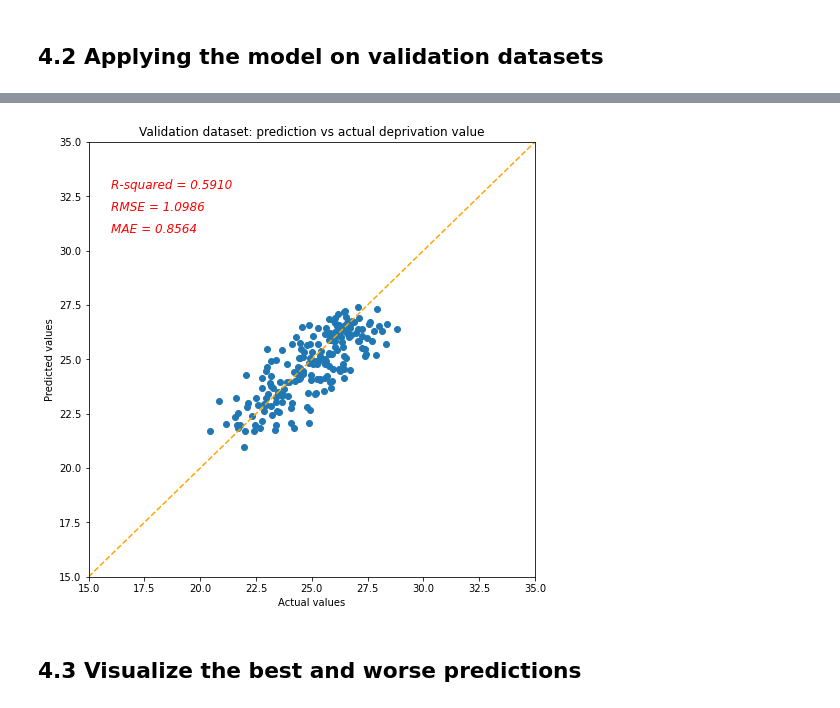
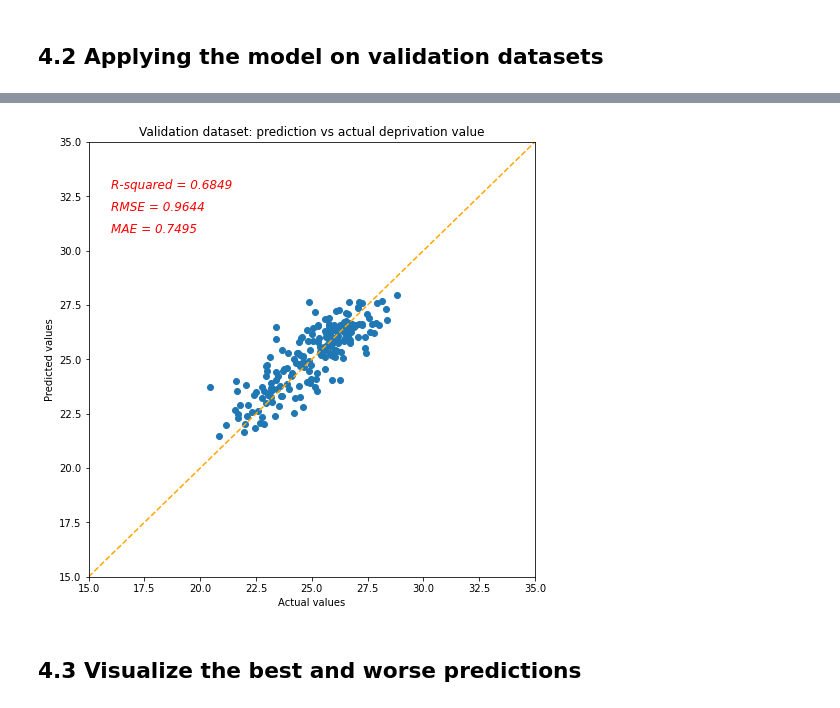
Before and after one commit to tgrippa/Partimap, a Jupyter notebook: Notebooks/CNN_model_hpTune.ipynb, the cells around one changed output, grey strips where cells are left out. Drawn from its saved outputs; the diff is of its cells as text; code cells hidden in the pictures.

```diff
--- a/Notebooks/CNN_model_hpTune.ipynb
+++ b/Notebooks/CNN_model_hpTune.ipynb
@@ -742,3 +666,6 @@ best_hp_B = {'hp_bool_blk4': False}
+# %%
+# Print best hyperparameters
+best_hp_B = {'hp_bool_blk4': False}
 # %% [markdown]
 ### 3.1.3 HP: Learning rate for Adam
 # %%
@@ -842,8 +769,8 @@ tuner = kt.RandomSearch(
     hypermodel=VGG_model,
     #objective=kt.Objective("val_loss", direction="min"),
     objective=kt.Objective("val_coeff_determination", direction="max"),
-    max_trials=10, #Maximum number of HP combination to test
-    executions_per_trial=3, #Number of execution of the same HP combination
+    max_trials=7, #Maximum number of HP combination to test
+    executions_per_trial=1, #Number of execution of the same HP combination
     overwrite=True,
     directory=os.path.join(model_path,"Tuner"),
     project_name="Partimap_HpTuning_C",
@@ -857,16 +784,26 @@ Default search space size: 1
 hp_lr (Float)
 {'default': 0.0001, 'conditions': [], 'min_value': 0.0001, 'max_value': 0.1, 'step': None, 'sampling': 'log'}
 # %%
+## Define CALLBACKS
+# Using checkpoint callback fucntion to save the weights that yield the best result on validation dataset.
+checkpoint_filepath = os.path.join(tempfile.mkdtemp(),'Best_performed_model.hdf5')
+checkpoint = ModelCheckpoint(checkpoint_filepath, monitor='val_mean_absolute_error', verbose=1, save_best_only=True, mode='min')
+# Using 'Reduce LR on Plateau' function to let the model take smaller steps when the loss value hold on, and eventually maybe found a better optima.
+reduce = ReduceLROnPlateau(monitor='val_loss', factor=0.3, patience=5, verbose=1, mode='auto', cooldown=0, min_lr=0)
+# Using "Early stopping" function to stop the training when
+early = EarlyStopping(monitor="val_loss",mode="min",patience=20) # probably needs to be more patient, but kaggle time is limited
+
+## HP SEARCH
 # Save current time for time management
 starttime = start_processing()
 # Define batch size and number of epoch to train
 BSIZE = 64
-NB_EPOCHS = 50
+NB_EPOCHS = 100
 # Perform the HP search
 tuner.search(x_train, y_train,
              batch_size=BSIZE,
              epochs=NB_EPOCHS,
-             validation_data=(x_val,y_val),
+             validation_data=(x_test,y_test),
              callbacks=[early])
 ## Print processing time
 print_processing_time(starttime ,"Process achieved in ")
@@ -990,10 +1180,10 @@ plt.show()
 In this step, we will configure the model by reloading the weights of best performance through training, and apply it on both the training and validation datasets. The scatter plots will be created to evaluate the model prediction by comparing training and validation datasets, to see if there are over-/under-estimation or over-fitting etc.
 # %%
 # Load and build the model with the best HP
-best_model = VGG_model(best_hp_B)
-#best_model = VGG_model(best_hp_C)
+#best_model = VGG_model(best_hp_B)
+best_model = VGG_model(best_hp_C)
 # Build the model with input shape
-best_model.build(x_val.shape)
+best_model.build(x_test.shape)
 # Load the weights from the best checkpoint
 best_model.load_weights(checkpoint_filepath)
 # %% [markdown]
@@ -1050,22 +1240,22 @@ plt.show()
 # %%
 fig = plt.figure(figsize=(8,8))
 ax=plt.subplot(1,1,1)
-ax.scatter(y_val, y_pred_val)
+ax.scatter(y_test, y_pred_test)
 ax.plot(np.linspace(15,35,100), np.linspace(15,35,100), c = 'orange', linestyle='--')
 ax.set_title("Validation dataset: prediction vs actual deprivation value")
 ax.set_xlabel("Actual values")
 ax.set_ylabel("Predicted values")
 ax.set_xlim([15,35.0])
 ax.set_ylim([15,35.0])
 
 ax.text(16, 33, "R-squared = %0.4f" % R2_test, fontsize=12, color = "r", style = "italic", weight = "light", verticalalignment='center', horizontalalignment='left')
 ax.text(16, 32, "RMSE = %0.4f" % rmse_test, fontsize=12, color = "r", style = "italic", weight = "light", verticalalignment='center', horizontalalignment='left')
 ax.text(16, 31, "MAE = %0.4f" % mae_test, fontsize=12, color = "r", style = "italic", weight = "light", verticalalignment='center', horizontalalignment='left')
 
 plt.savefig(os.path.join(results_path,'mae_val.png'), dpi = 300)
 plt.show()
 # %% [output]
-[figure, old version]
+[figure, new version]
 # %% [markdown]
 ## 4.3 Visualize the best and worse predictions
 # %%
```
Also changed, not shown: parts of 47 cells of this notebook.
